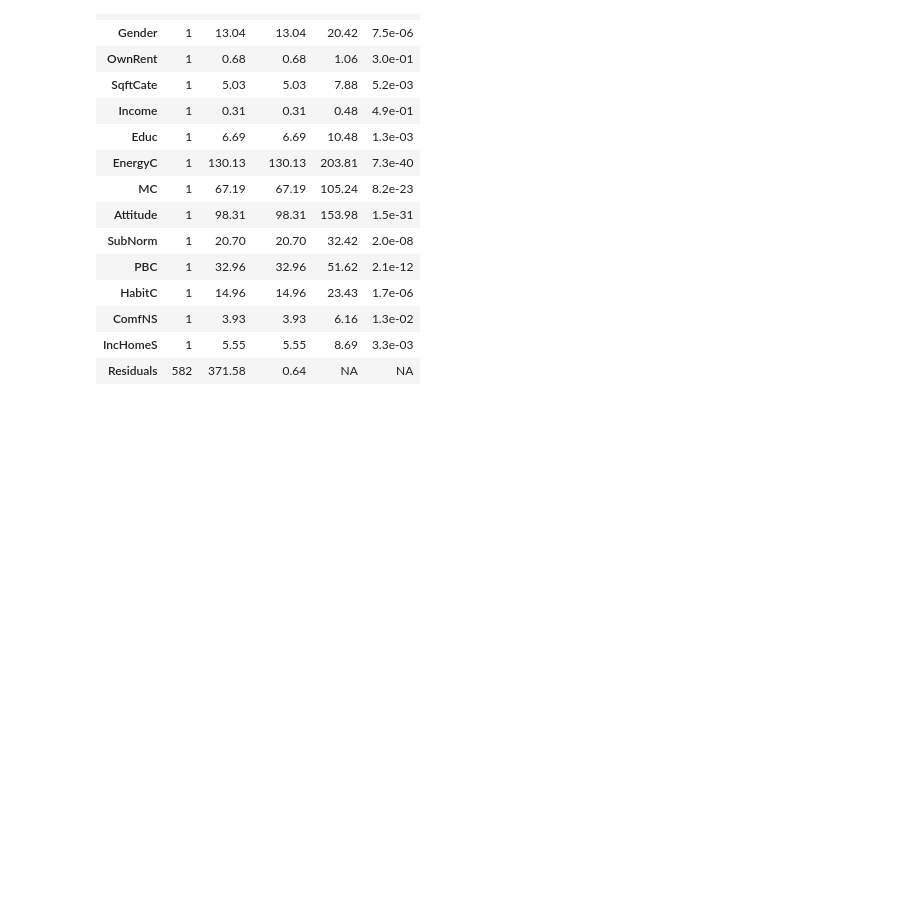
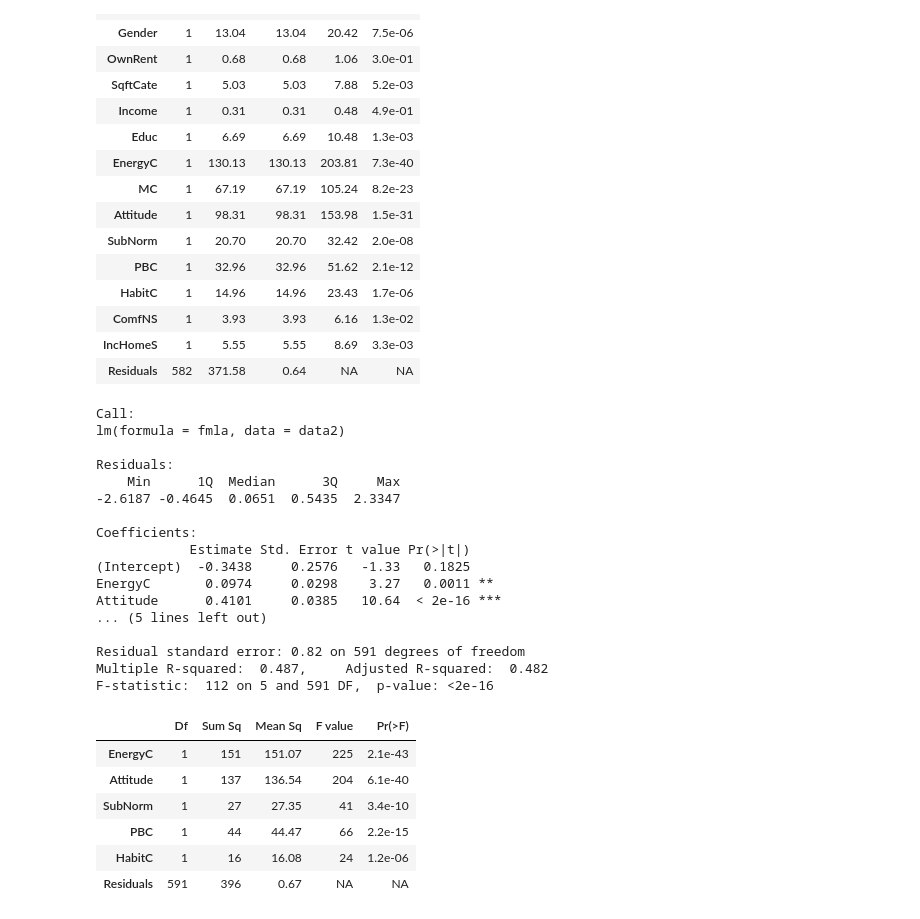
Before and after one commit to audrism/powerstats, a Jupyter notebook: Hypothesis_INT.ipynb, the cells around one changed output. Saved outputs shown, nothing was run; the diff lists cells and outputs as text; code cells hidden in the pictures; blank space fills up the shorter version.

```diff
--- a/Hypothesis_INT.ipynb
+++ b/Hypothesis_INT.ipynb
@@ -510,3 +510,35 @@ anova(mod)
 | ComfNS | 1 | 3.93 | 3.93 | 6.16 | 1.3e-02 |
 | IncHomeS | 1 | 5.55 | 5.55 | 8.69 | 3.3e-03 |
 | Residuals | 582 | 371.58 | 0.64 | NA | NA |
+# %%
+#nudge factor model
+non_econ = c("EnergyC","Attitude","SubNorm","PBC","HabitC")
+fmla <- as.formula(paste("INT",paste(non_econ,collapse="+"),sep="~"));
+mod = lm(fmla,data=data2)
+summary(mod)
+anova(mod)
+# %% [output]
+Call:
+lm(formula = fmla, data = data2)
+
+Residuals:
+    Min      1Q  Median      3Q     Max
+-2.6187 -0.4645  0.0651  0.5435  2.3347
+
+Coefficients:
+            Estimate Std. Error t value Pr(>|t|)
+(Intercept)  -0.3438     0.2576   -1.33   0.1825
+EnergyC       0.0974     0.0298    3.27   0.0011 **
+Attitude      0.4101     0.0385   10.64  < 2e-16 ***
+... (5 lines left out)
+
+Residual standard error: 0.82 on 591 degrees of freedom
+Multiple R-squared:  0.487,     Adjusted R-squared:  0.482
+F-statistic:  112 on 5 and 591 DF,  p-value: <2e-16
+|  | Df | Sum Sq | Mean Sq | F value | Pr(>F) |
+| EnergyC | 1 | 151 | 151.07 | 225 | 2.1e-43 |
+| Attitude | 1 | 137 | 136.54 | 204 | 6.1e-40 |
+| SubNorm | 1 | 27 | 27.35 | 41 | 3.4e-10 |
+| PBC | 1 | 44 | 44.47 | 66 | 2.2e-15 |
+| HabitC | 1 | 16 | 16.08 | 24 | 1.2e-06 |
+| Residuals | 591 | 396 | 0.67 | NA | NA |
```
Also changed, not shown: parts of 3 cells of this notebook.
